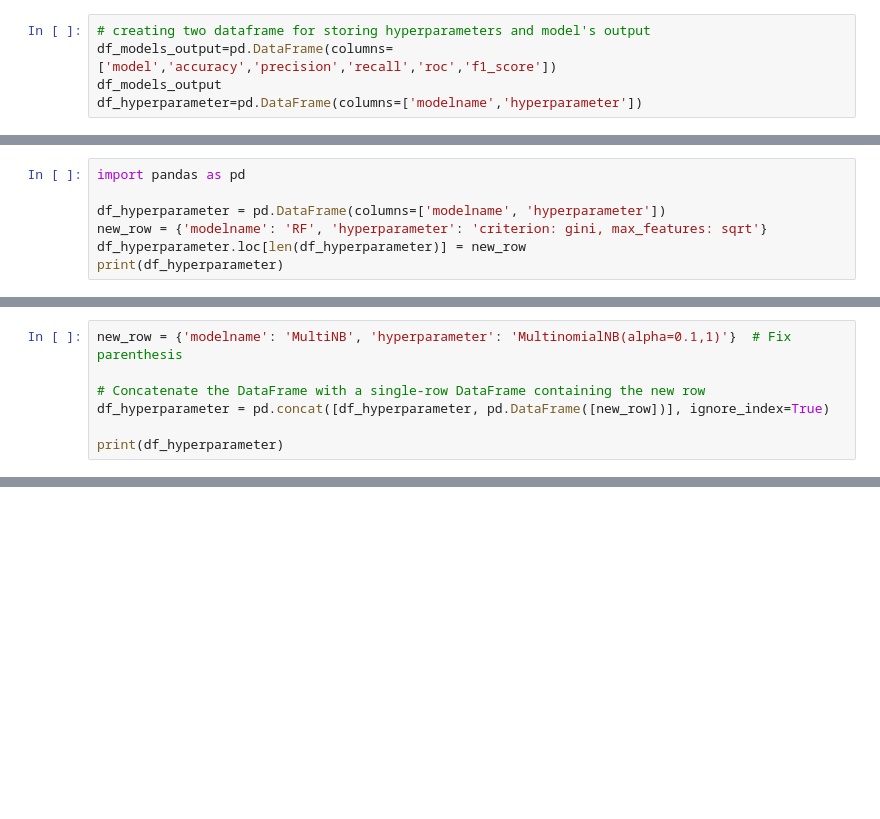
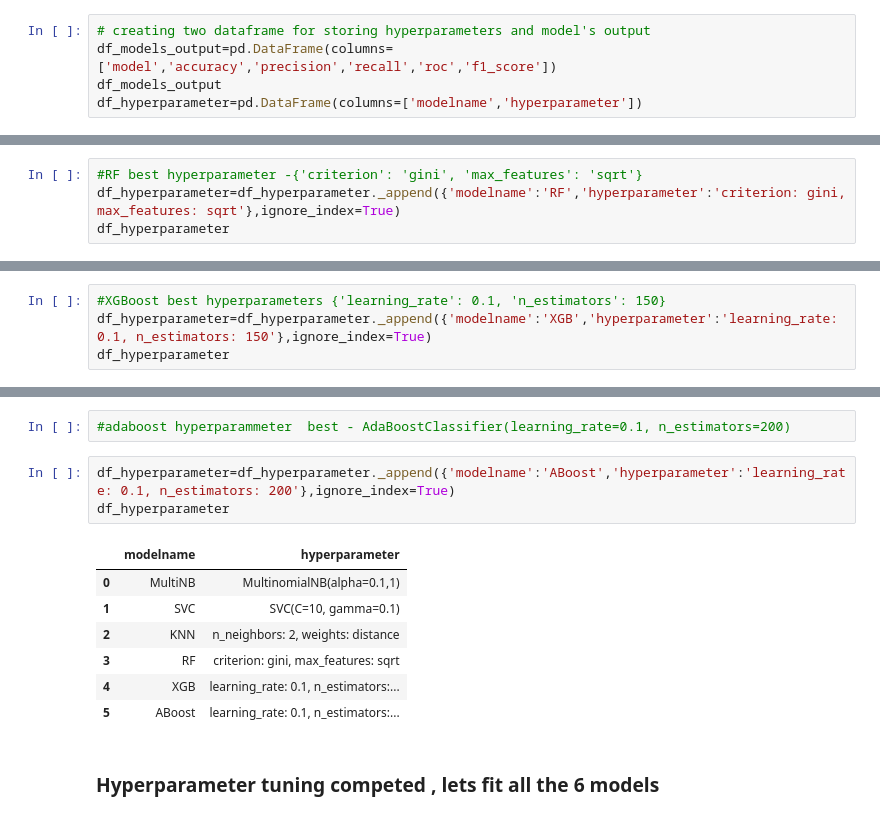
Before and after one commit to ElijahFernandez/MLDeployedIS2, a Jupyter notebook: main.ipynb, the cells around one changed output, grey strips where cells are left out. Saved outputs shown, nothing was run; the diff lists cells and outputs as text; blank space fills up the shorter version.

```diff
--- a/main.ipynb
+++ b/main.ipynb
@@ -389,7 +541,0 @@ RandomForestClassifier()
-# %%
-import pandas as pd
-
-df_hyperparameter = pd.DataFrame(columns=['modelname', 'hyperparameter'])
-new_row = {'modelname': 'RF', 'hyperparameter': 'criterion: gini, max_features: sqrt'}
-df_hyperparameter.loc[len(df_hyperparameter)] = new_row
-print(df_hyperparameter)
@@ -423,7 +541,0 @@ MultinomialNB(alpha=1)
-# %%
-new_row = {'modelname': 'MultiNB', 'hyperparameter': 'MultinomialNB(alpha=0.1,1)'}  # Fix parenthesis
-
-# Concatenate the DataFrame with a single-row DataFrame containing the new row
-df_hyperparameter = pd.concat([df_hyperparameter, pd.DataFrame([new_row])], ignore_index=True)
-
-print(df_hyperparameter)
@@ -433,0 +542,4 @@ print(df_hyperparameter)
+# %%
+#RF best hyperparameter -{'criterion': 'gini', 'max_features': 'sqrt'}
+df_hyperparameter=df_hyperparameter._append({'modelname':'RF','hyperparameter':'criterion: gini, max_features: sqrt'},ignore_index=True)
+df_hyperparameter
@@ -433,0 +566,4 @@ print(df_hyperparameter)
+# %%
+#XGBoost best hyperparameters {'learning_rate': 0.1, 'n_estimators': 150}
+df_hyperparameter=df_hyperparameter._append({'modelname':'XGB','hyperparameter':'learning_rate: 0.1, n_estimators: 150'},ignore_index=True)
+df_hyperparameter
@@ -433,0 +592,15 @@ print(df_hyperparameter)
+# %%
+#adaboost hyperparammeter  best - AdaBoostClassifier(learning_rate=0.1, n_estimators=200)
+# %%
+df_hyperparameter=df_hyperparameter._append({'modelname':'ABoost','hyperparameter':'learning_rate: 0.1, n_estimators: 200'},ignore_index=True)
+df_hyperparameter
+# %% [output]
+|  | modelname | hyperparameter |
+| 0 | MultiNB | MultinomialNB(alpha=0.1,1) |
+| 1 | SVC | SVC(C=10, gamma=0.1) |
+| 2 | KNN | n_neighbors: 2, weights: distance |
+| 3 | RF | criterion: gini, max_features: sqrt |
+| 4 | XGB | learning_rate: 0.1, n_estimators:... |
+| 5 | ABoost | learning_rate: 0.1, n_estimators:... |
+# %% [markdown]
+### Hyperparameter tuning competed , lets fit all  the 6 models
```
Also changed, not shown: parts of 61 cells of this notebook, 6 other files.
